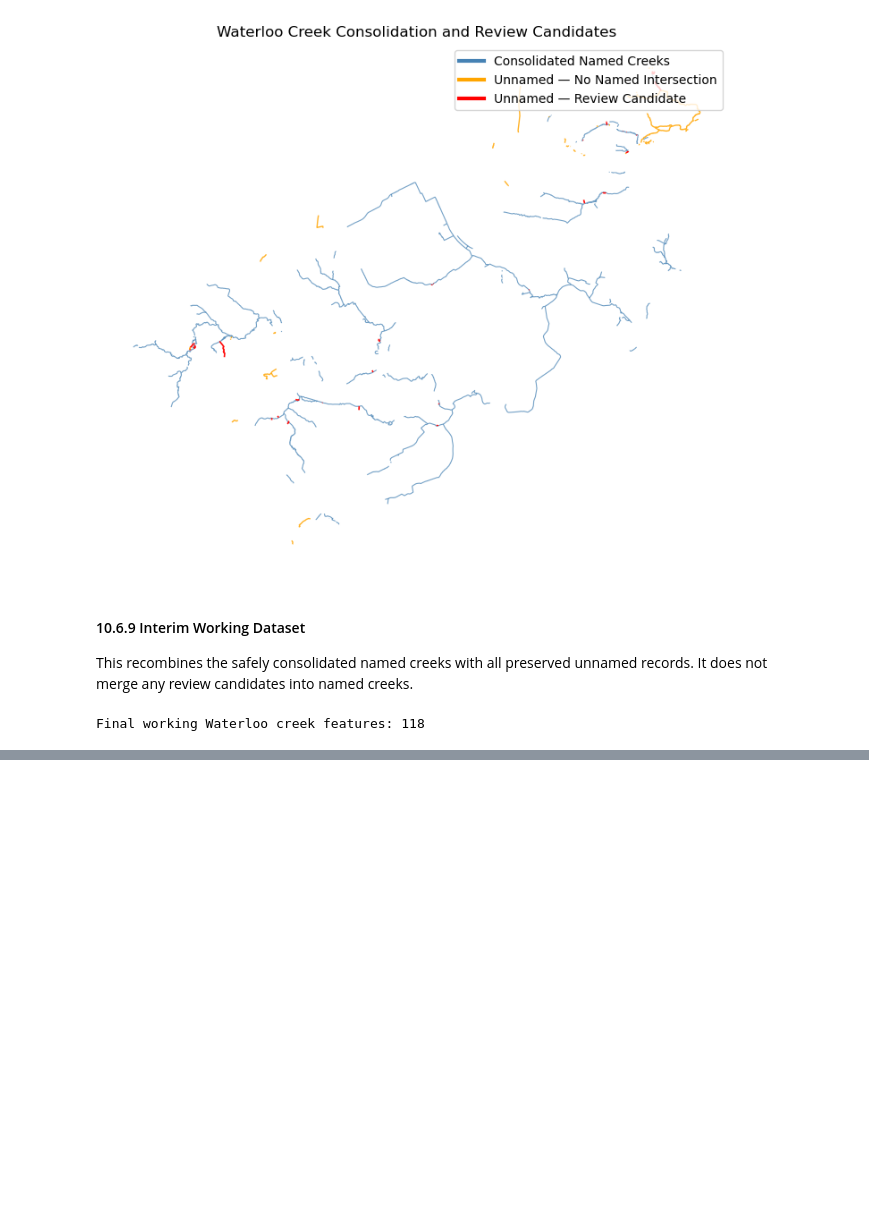
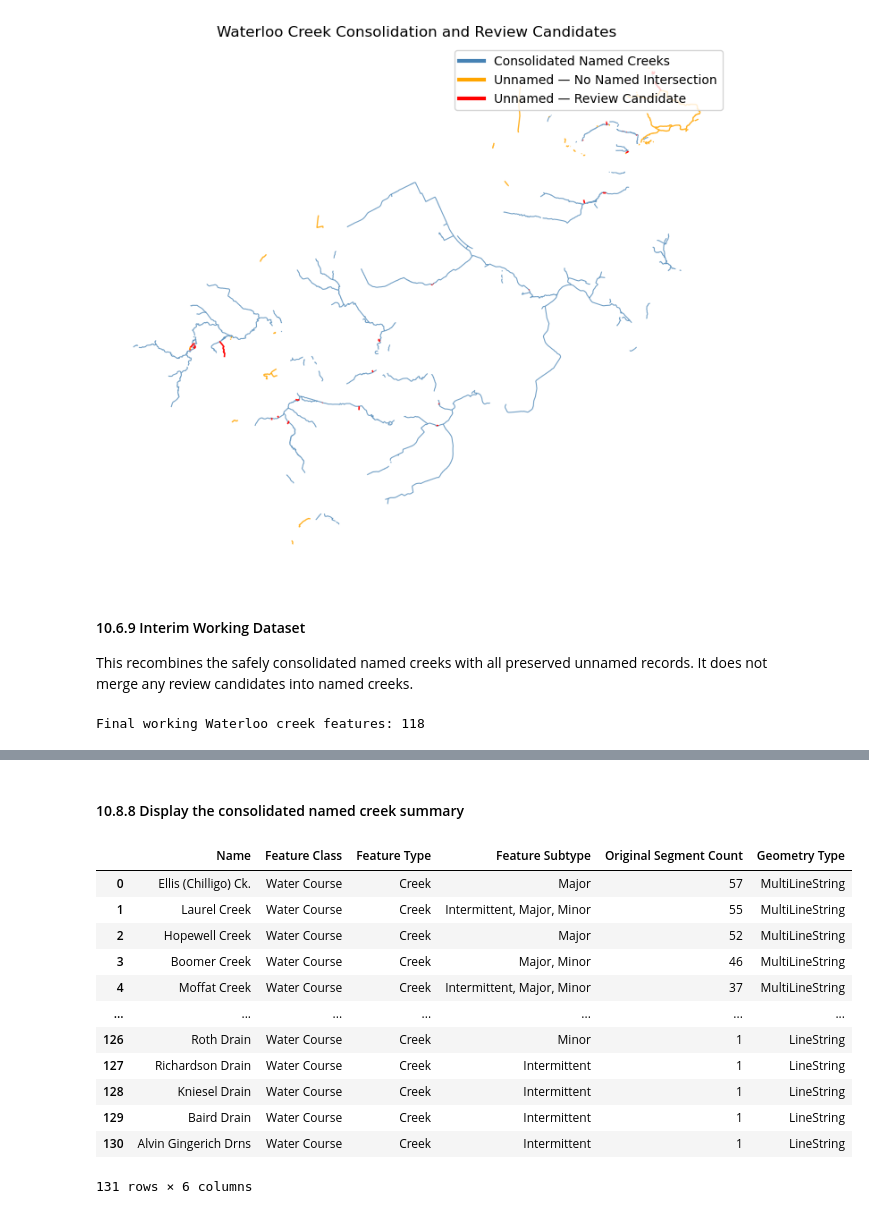
Before and after one commit to BrodyAcquilano/Jupyter-Ecology, a Jupyter notebook: Ecology/notebooks/05_Hydrography/05_02_Hydrography_Data_Integration_and_Validation.ipynb, the cells around one changed output, grey strips where cells are left out. Saved outputs shown, nothing was run; the diff lists cells and outputs as text; code cells hidden in the pictures; blank space fills up the shorter version.

```diff
--- a/Ecology/notebooks/05_Hydrography/05_02_Hydrography_Data_Integration_and_Validation.ipynb
+++ b/Ecology/notebooks/05_Hydrography/05_02_Hydrography_Data_Integration_and_Validation.ipynb
@@ -2648,0 +3116,52 @@ No uncertain geometries are merged during this stage.
+# %% [markdown]
+#### 10.8.8 Display the consolidated named creek summary
+# %%
+# ============================================================
+# Consolidated Regional Named Creek Summary
+# ============================================================
+
+regional_named_creek_summary = (
+    regional_creeks_named_consolidated[
+        [
+            "Name",
+            "Feature Class",
+            "Feature Type",
+            "Feature Subtype",
+            "Original Segment Count",
+            "geometry"
+        ]
+    ]
+    .copy()
+)
+
+regional_named_creek_summary[
+    "Geometry Type"
+] = (
+    regional_named_creek_summary
+    .geometry
+    .geom_type
+)
+
+display(
+    regional_named_creek_summary
+    .drop(columns="geometry")
+    .sort_values(
+        by="Original Segment Count",
+        ascending=False
+    )
+    .reset_index(drop=True)
+)
+# %% [output]
+|  | Name | Feature Class | Feature Type | Feature Subtype | Original Segment Count | Geometry Type |
+| 0 | Ellis (Chilligo) Ck. | Water Course | Creek | Major | 57 | MultiLineString |
+| 1 | Laurel Creek | Water Course | Creek | Intermittent, Major, Minor | 55 | MultiLineString |
+| 2 | Hopewell Creek | Water Course | Creek | Major | 52 | MultiLineString |
+| 3 | Boomer Creek | Water Course | Creek | Major, Minor | 46 | MultiLineString |
+| 4 | Moffat Creek | Water Course | Creek | Intermittent, Major, Minor | 37 | MultiLineString |
+| ... | ... | ... | ... | ... | ... | ... |
+| 126 | Roth Drain | Water Course | Creek | Minor | 1 | LineString |
+| 127 | Richardson Drain | Water Course | Creek | Intermittent | 1 | LineString |
+| 128 | Kniesel Drain | Water Course | Creek | Intermittent | 1 | LineString |
+| 129 | Baird Drain | Water Course | Creek | Intermittent | 1 | LineString |
+| 130 | Alvin Gingerich Drns | Water Course | Creek | Intermittent | 1 | LineString |
+131 rows × 6 columns
```
Also changed, not shown: parts of 33 cells of this notebook.
